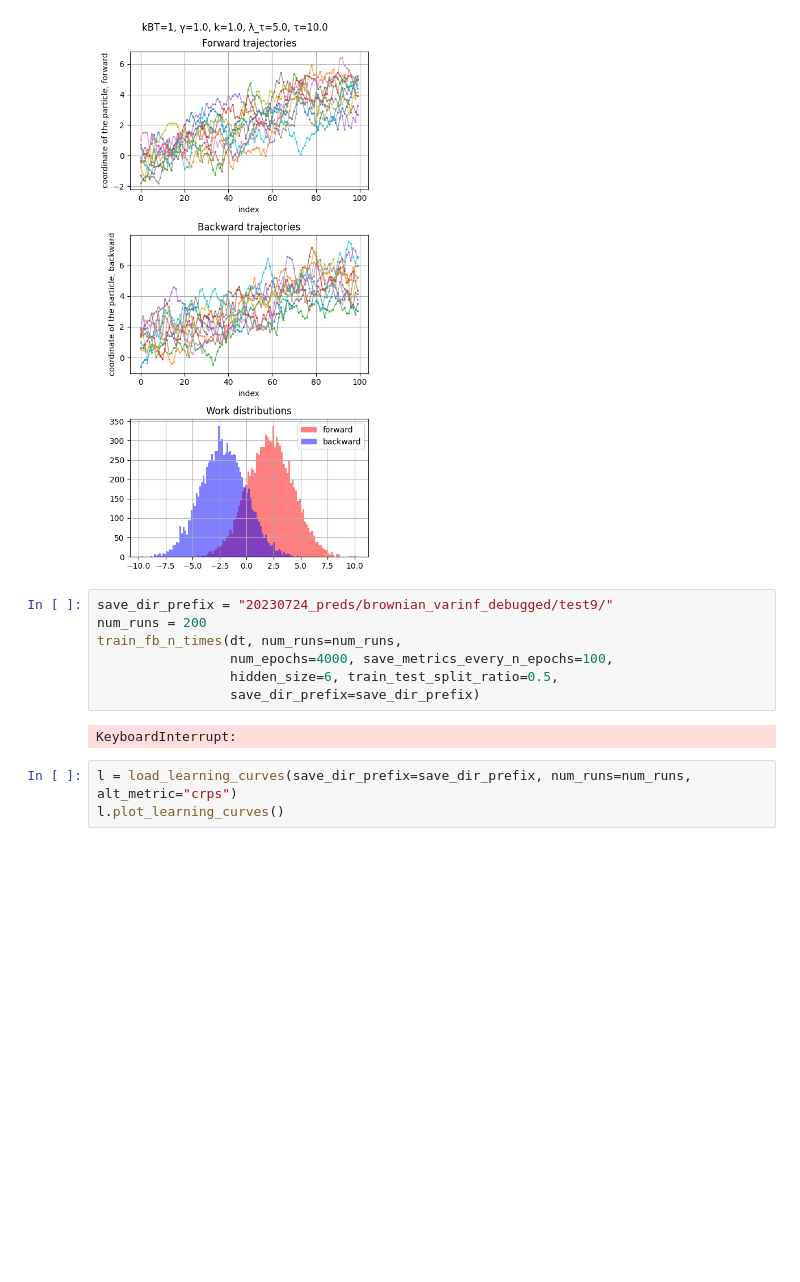
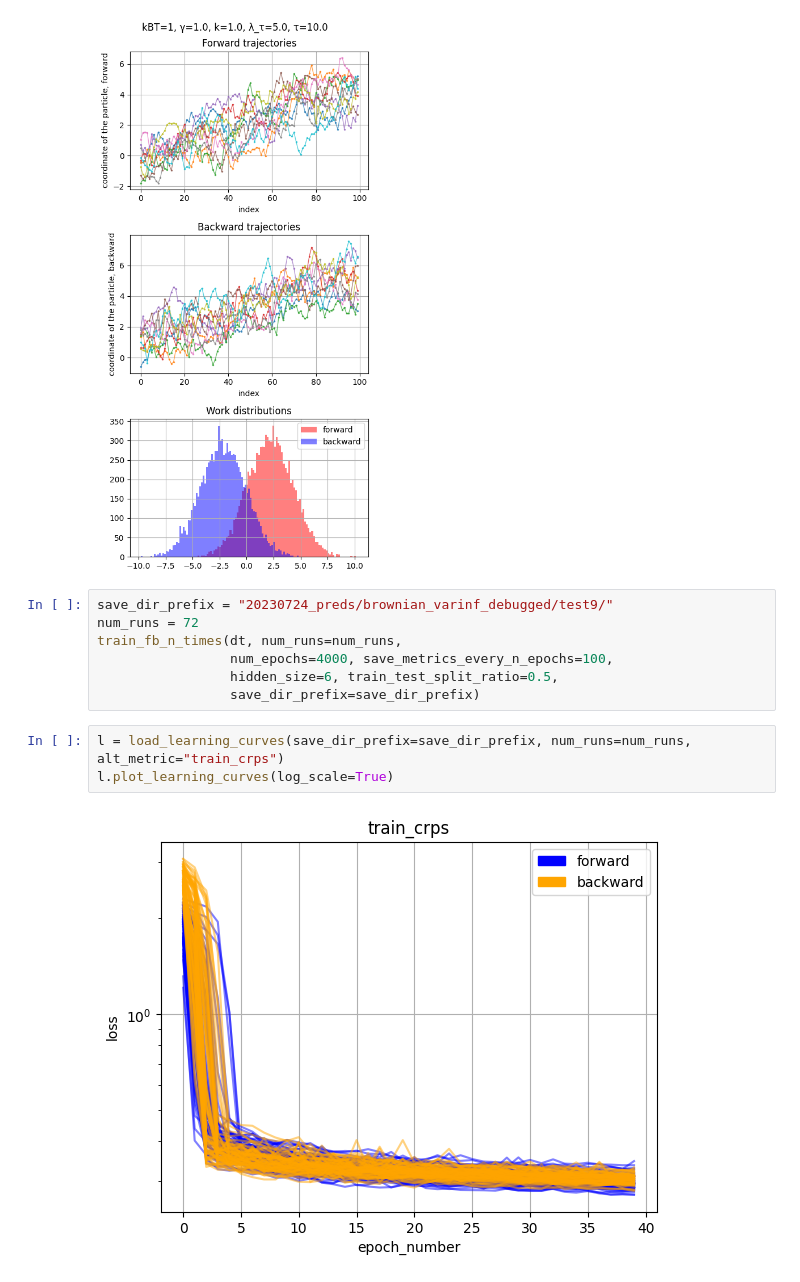
Before and after one commit to mathymess/reversibility-of-processes, a Jupyter notebook: bayesian_brownian_varinf2.ipynb, the cells around one changed output. Saved outputs shown, nothing was run; the diff lists cells and outputs as text; blank space fills up the shorter version.

```diff
--- a/bayesian_brownian_varinf2.ipynb
+++ b/bayesian_brownian_varinf2.ipynb
@@ -31,14 +31,14 @@ brownian.visualize()
 [figure]
 # %%
 save_dir_prefix = "20230724_preds/brownian_varinf_debugged/test9/"
-num_runs = 200
+num_runs = 72
 train_fb_n_times(dt, num_runs=num_runs,
                  num_epochs=4000, save_metrics_every_n_epochs=100,
                  hidden_size=6, train_test_split_ratio=0.5,
                  save_dir_prefix=save_dir_prefix)
-# %% [output]
-KeyboardInterrupt:
 # %%
-l = load_learning_curves(save_dir_prefix=save_dir_prefix, num_runs=num_runs, alt_metric="crps")
-l.plot_learning_curves()
+l = load_learning_curves(save_dir_prefix=save_dir_prefix, num_runs=num_runs, alt_metric="train_crps")
+l.plot_learning_curves(log_scale=True)
+# %% [output]
+[figure, added]
 # %%
```
Also changed, not shown: parts of 3 cells of this notebook, 1 other file.
